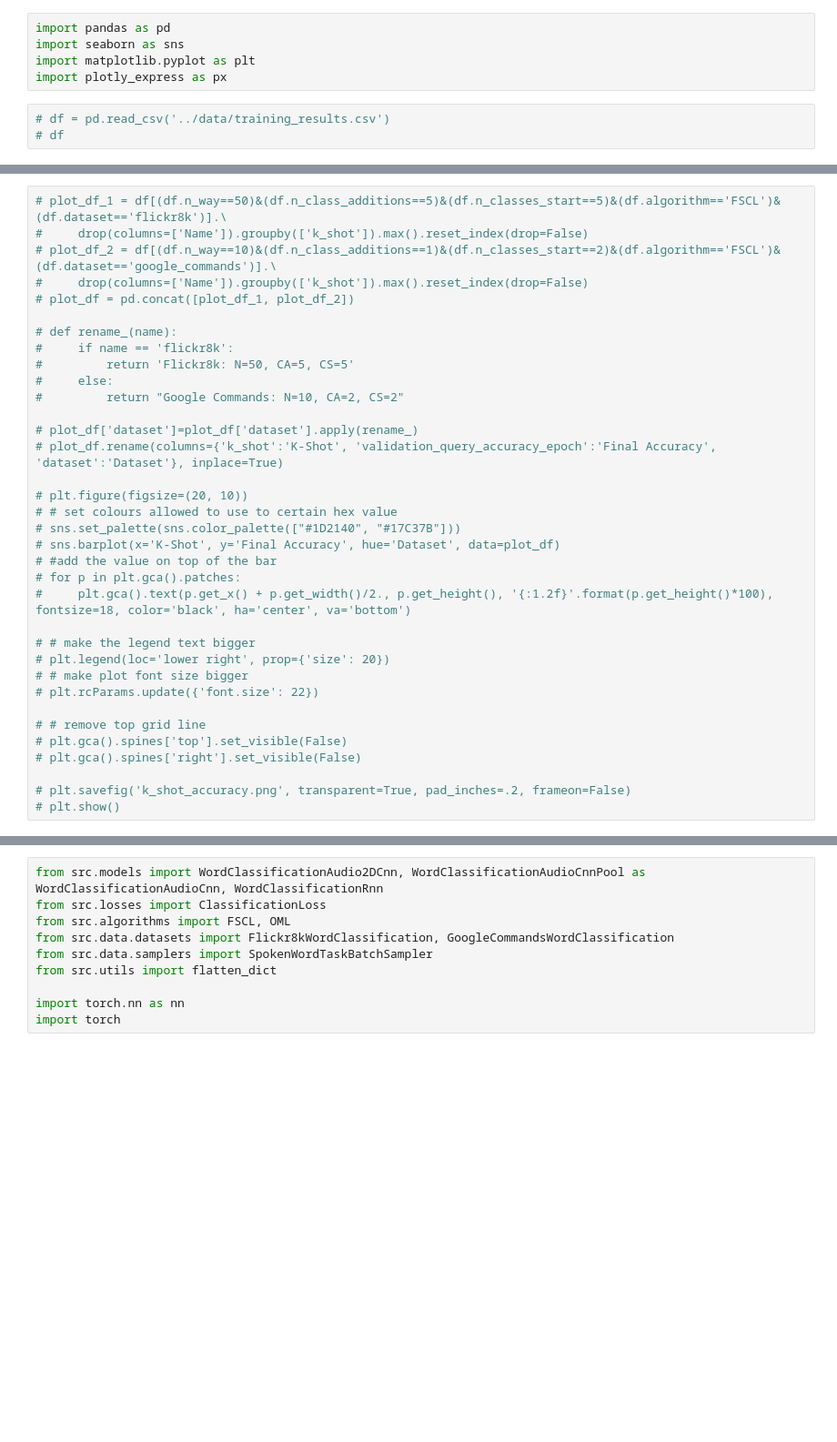
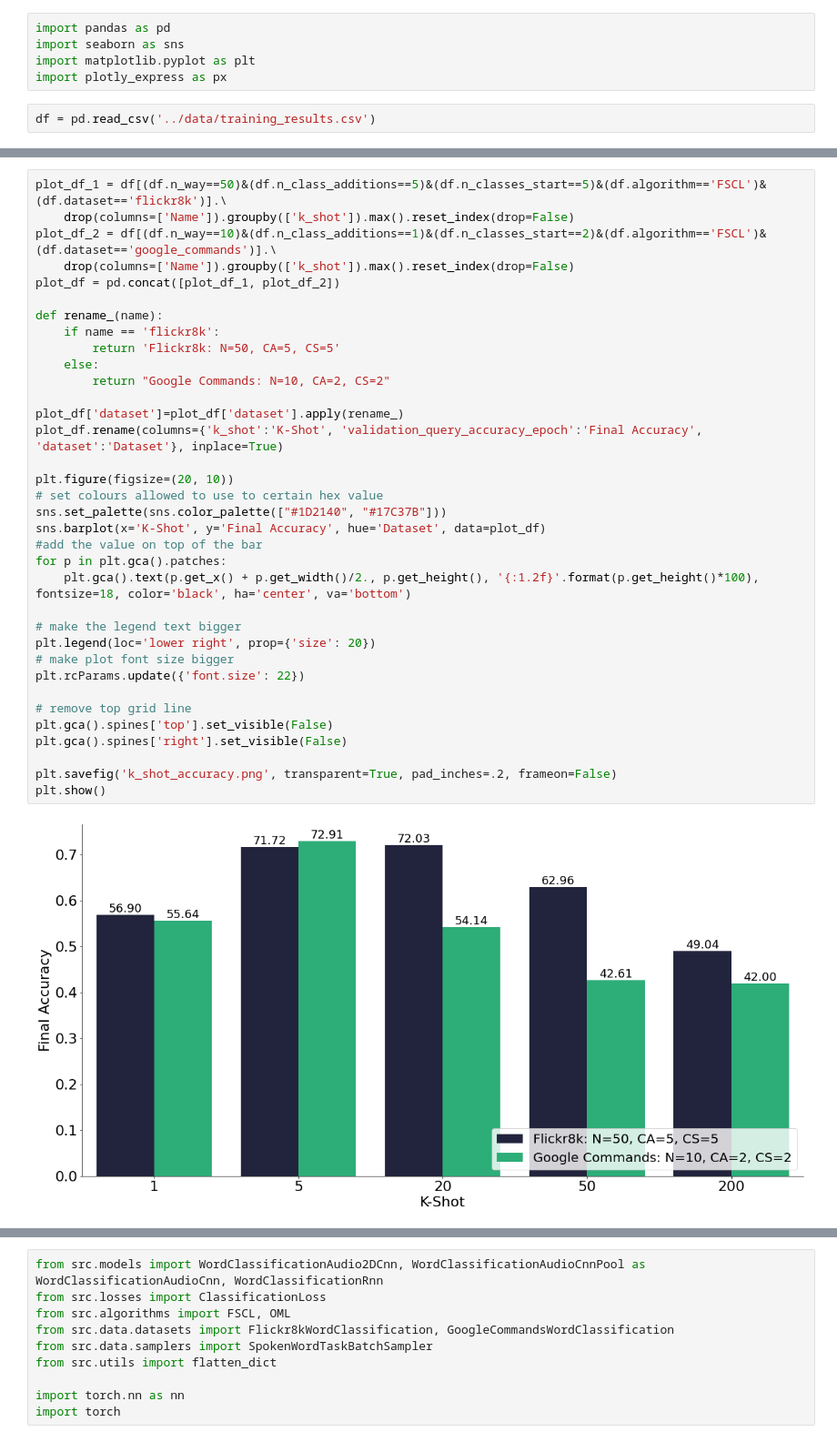
Before and after one commit to ByteFuse/MAMLCon, a Jupyter notebook: notebooks/generate_plots.ipynb, the cells around one changed output, grey strips where cells are left out. Shown at 91% size. Drawn from its saved outputs; the diff is of its cells as text; blank space fills up the shorter version.

```diff
--- a/notebooks/generate_plots.ipynb
+++ b/notebooks/generate_plots.ipynb
@@ -4,5 +4,4 @@ import seaborn as sns
 import matplotlib.pyplot as plt
 import plotly_express as px
 # %%
-# df = pd.read_csv('../data/training_results.csv')
-# df
+df = pd.read_csv('../data/training_results.csv')
@@ -9,35 +16,37 @@ import plotly_express as px
 # %%
-# plot_df_1 = df[(df.n_way==50)&(df.n_class_additions==5)&(df.n_classes_start==5)&(df.algorithm=='FSCL')&(df.dataset=='flickr8k')].\
-#     drop(columns=['Name']).groupby(['k_shot']).max().reset_index(drop=False)
-# plot_df_2 = df[(df.n_way==10)&(df.n_class_additions==1)&(df.n_classes_start==2)&(df.algorithm=='FSCL')&(df.dataset=='google_commands')].\
-#     drop(columns=['Name']).groupby(['k_shot']).max().reset_index(drop=False)
-# plot_df = pd.concat([plot_df_1, plot_df_2])
+plot_df_1 = df[(df.n_way==50)&(df.n_class_additions==5)&(df.n_classes_start==5)&(df.algorithm=='FSCL')&(df.dataset=='flickr8k')].\
+    drop(columns=['Name']).groupby(['k_shot']).max().reset_index(drop=False)
+plot_df_2 = df[(df.n_way==10)&(df.n_class_additions==1)&(df.n_classes_start==2)&(df.algorithm=='FSCL')&(df.dataset=='google_commands')].\
+    drop(columns=['Name']).groupby(['k_shot']).max().reset_index(drop=False)
+plot_df = pd.concat([plot_df_1, plot_df_2])
 
-# def rename_(name):
-#     if name == 'flickr8k':
-#         return 'Flickr8k: N=50, CA=5, CS=5'
-#     else:
-#         return "Google Commands: N=10, CA=2, CS=2"
+def rename_(name):
+    if name == 'flickr8k':
+        return 'Flickr8k: N=50, CA=5, CS=5'
+    else:
+        return "Google Commands: N=10, CA=2, CS=2"
 
-# plot_df['dataset']=plot_df['dataset'].apply(rename_)
-# plot_df.rename(columns={'k_shot':'K-Shot', 'validation_query_accuracy_epoch':'Final Accuracy', 'dataset':'Dataset'}, inplace=True)
+plot_df['dataset']=plot_df['dataset'].apply(rename_)
+plot_df.rename(columns={'k_shot':'K-Shot', 'validation_query_accuracy_epoch':'Final Accuracy', 'dataset':'Dataset'}, inplace=True)
 
-# plt.figure(figsize=(20, 10))
-# # set colours allowed to use to certain hex value
-# sns.set_palette(sns.color_palette(["#1D2140", "#17C37B"]))
-# sns.barplot(x='K-Shot', y='Final Accuracy', hue='Dataset', data=plot_df)
-# #add the value on top of the bar
-# for p in plt.gca().patches:
-#     plt.gca().text(p.get_x() + p.get_width()/2., p.get_height(), '{:1.2f}'.format(p.get_height()*100), fontsize=18, color='black', ha='center', va='bottom')
+plt.figure(figsize=(20, 10))
+# set colours allowed to use to certain hex value
+sns.set_palette(sns.color_palette(["#1D2140", "#17C37B"]))
+sns.barplot(x='K-Shot', y='Final Accuracy', hue='Dataset', data=plot_df)
+#add the value on top of the bar
+for p in plt.gca().patches:
+    plt.gca().text(p.get_x() + p.get_width()/2., p.get_height(), '{:1.2f}'.format(p.get_height()*100), fontsize=18, color='black', ha='center', va='bottom')
 
-# # make the legend text bigger
-# plt.legend(loc='lower right', prop={'size': 20})
-# # make plot font size bigger
-# plt.rcParams.update({'font.size': 22})
+# make the legend text bigger
+plt.legend(loc='lower right', prop={'size': 20})
+# make plot font size bigger
+plt.rcParams.update({'font.size': 22})
 
-# # remove top grid line
-# plt.gca().spines['top'].set_visible(False)
-# plt.gca().spines['right'].set_visible(False)
+# remove top grid line
+plt.gca().spines['top'].set_visible(False)
+plt.gca().spines['right'].set_visible(False)
 
-# plt.savefig('k_shot_accuracy.png', transparent=True, pad_inches=.2, frameon=False)
-# plt.show()
+plt.savefig('k_shot_accuracy.png', transparent=True, pad_inches=.2, frameon=False)
+plt.show()
+# %% [output]
+[figure, added]
```
Also changed, not shown: parts of 20 cells of this notebook.
